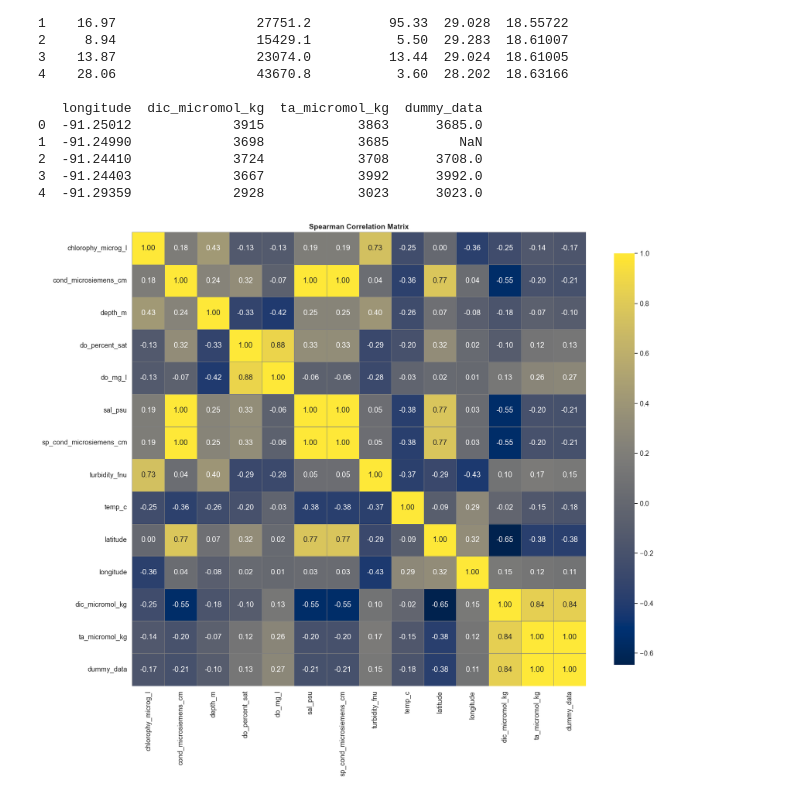
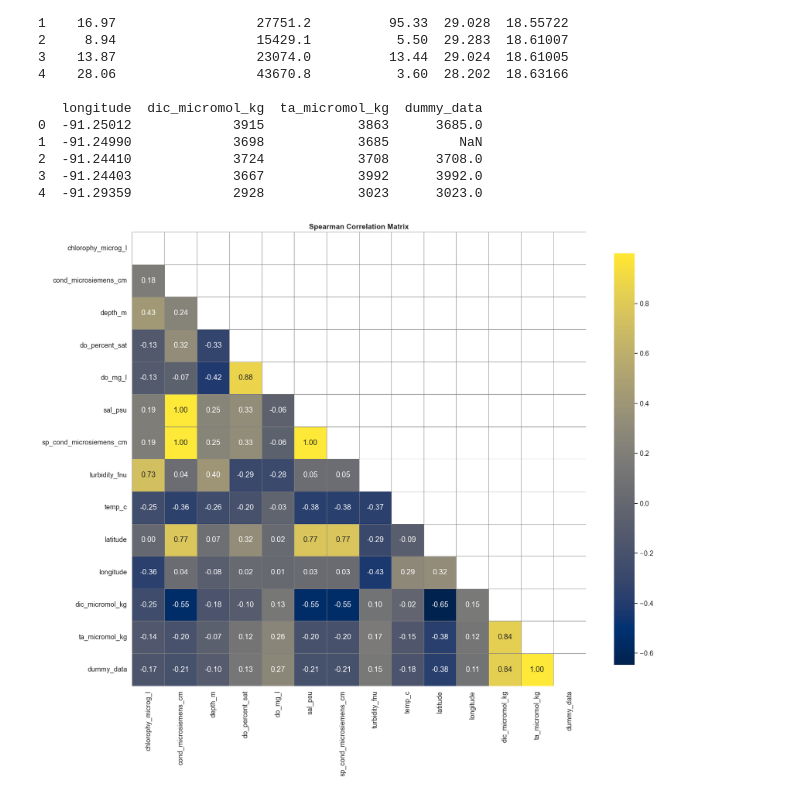
Before and after one commit to jpoh2/modelab-jp, a Jupyter notebook: 14_Spearman_correlation_matrix.ipynb, the cells around one changed output. Saved outputs shown, nothing was run; the diff lists cells and outputs as text; code cells hidden in the pictures.

Commit message:
Comandos para mostrar la mitad del heatmap (mask)

```diff
--- a/14_Spearman_correlation_matrix.ipynb
+++ b/14_Spearman_correlation_matrix.ipynb
@@ -57,23 +57,28 @@ corr_matrix = terminos_df_variables.corr(method='spearman')
 # %%
 # Plot the Spearman correlation matrix
 
 import matplotlib.pyplot as plt
-import seaborn as sns
+import seaborn as sns # For advanced plotting
+import numpy as np  # For numerical operations
+
+## Crear una máscara para la mitad superior del heatmap
+mask = np.triu(np.ones_like(corr_matrix, dtype=bool))
 
 # Plot the heatmap
 plt.figure(figsize=(18, 16))
 sns.set(style="white", font_scale=1.2)
 sns.heatmap(corr_matrix,
+            mask=mask,
             annot=True,
             fmt=".2f",
             cmap='cividis',
             square=True,
             linewidths=0.5,
             linecolor='gray',
             cbar_kws={'shrink': 0.8})
 
 plt.title('Spearman Correlation Matrix', fontsize=14, weight='bold')
 plt.tight_layout()
 plt.show()
 # %% [output]
-[figure, old version]
+[figure, new version]
```
